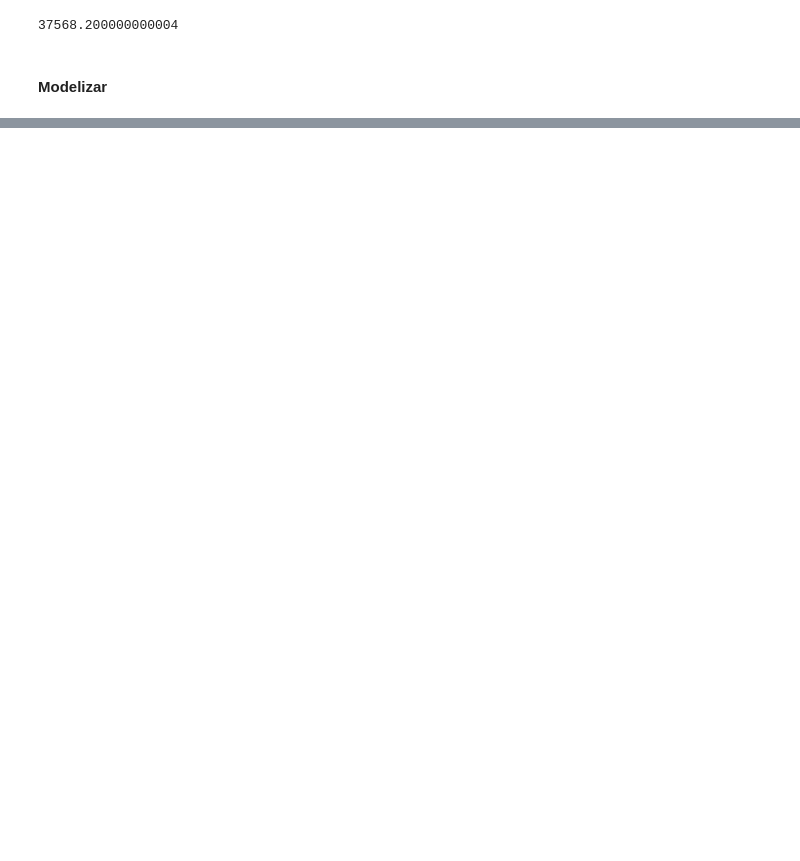
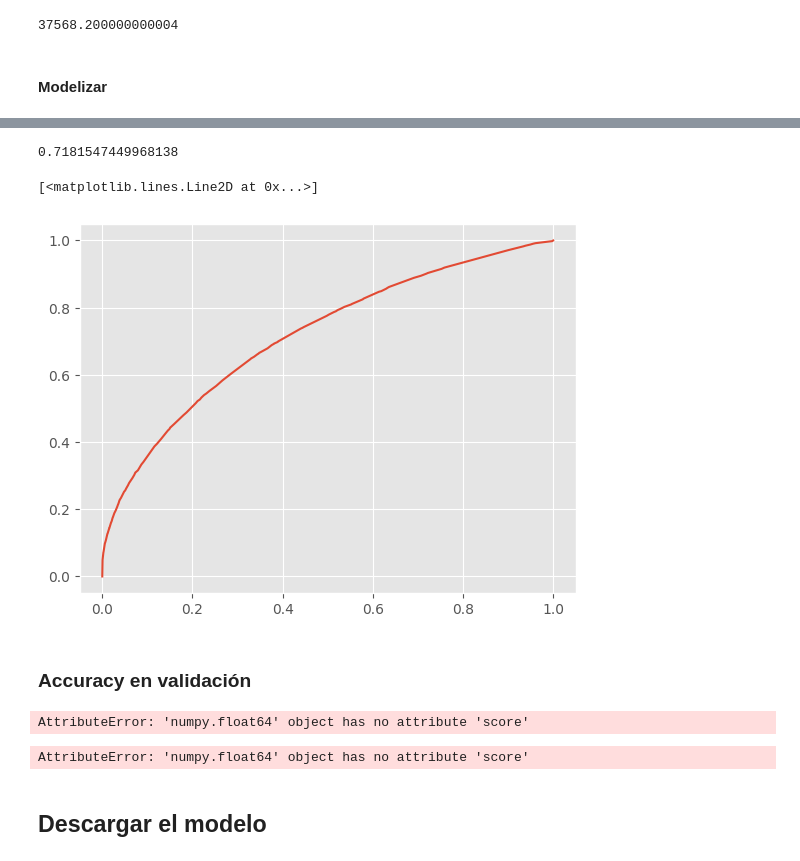
Before and after one commit to Nambu89/Supervised-Learning, a Jupyter notebook: Ejercicio_JFK.ipynb, the cells around one changed output, grey strips where cells are left out. Saved outputs shown, nothing was run; the diff lists cells and outputs as text; code cells hidden in the pictures; blank space fills up the shorter version.

```diff
--- a/Ejercicio_JFK.ipynb
+++ b/Ejercicio_JFK.ipynb
@@ -602,0 +785,2 @@ X_train.head(10)
+# %%
+result_df["Success"] = (result_df[TARGET] == result_df["DelayPrediction"]).astype(int)
@@ -602,0 +856,4 @@ X_train.head(10)
+# %%
+y_score = pd.DataFrame(dt_final.predict_proba(X_test)[:,1], index = y_test.index, columns = ["DelayScore"])
+# %%
+result_df = result_df.join(y_score)
@@ -602,0 +869,23 @@ X_train.head(10)
+# %%
+metrics.roc_auc_score(result_df["ARR_DEL15"], result_df["DelayScore"]) # Hay que pasar el predict_proba, NO el predict
+# %% [output]
+0.7181547449968138
+# %%
+fpr,tpr,th = metrics.roc_curve(result_df["ARR_DEL15"], result_df["DelayScore"])
+# %%
+plt.plot(fpr,tpr)
+# %% [output]
+[<matplotlib.lines.Line2D at 0x...>]
+[figure, added]
+# %% [markdown]
+### Accuracy en validación
+# %%
+dt_final.score(val_df_X, val_df_y)
+# %% [output]
+AttributeError: 'numpy.float64' object has no attribute 'score'
+# %%
+dt_final.score(X_test, y_test)
+# %% [output]
+AttributeError: 'numpy.float64' object has no attribute 'score'
+# %% [markdown]
+## Descargar el modelo
```
Also changed, not shown: parts of 93 cells of this notebook.
